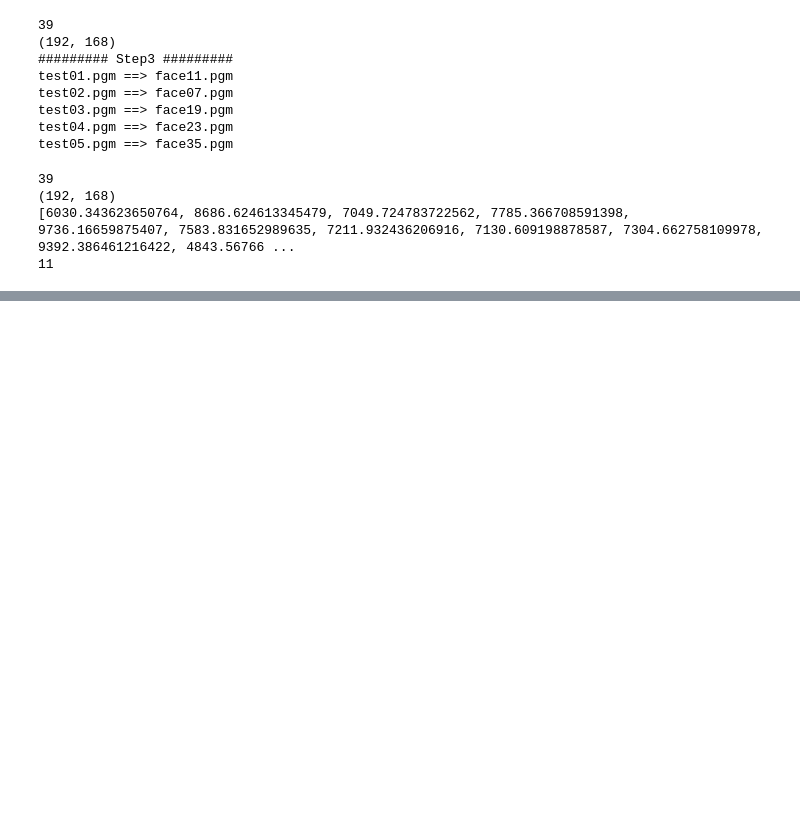
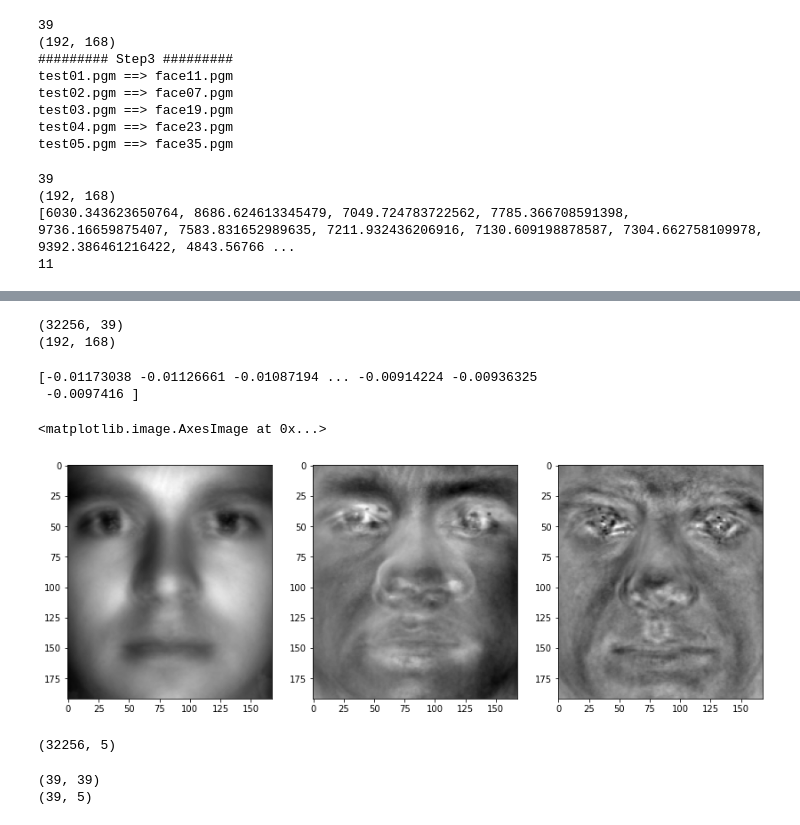
Before and after one commit to thxxx/computerVision, a Jupyter notebook: Project2/final-final.ipynb, the cells around one changed output, grey strips where cells are left out. Cells and saved outputs as stored; diff of their text form; code cells hidden in the pictures; blank space fills up the shorter version.

```diff
--- a/Project2/final-final.ipynb
+++ b/Project2/final-final.ipynb
@@ -699,0 +817,74 @@ f.close()
+# %%
+img_file_names = glob.glob(r'faces_training/*.pgm')
+# %%
+img_data = []
+
+scale = 0.2
+img_size = None
+
+for im_name in img_file_names:
+    im = Image.open(im_name).convert('L')
+
+    thumbnail_size = (im.size[0], im.size[1])
+    im.thumbnail(thumbnail_size)
+
+    im_3D_array = np.array(im)
+    img_size = im_3D_array.shape
+    im_1D_array = np.ravel(im_3D_array)
+
+    img_data.append(im_1D_array)
+
+img_data = np.array(img_data, dtype=np.uint8).T
+# %%
+print(img_data.shape)
+print(img_size)
+# %% [output]
+(32256, 39)
+(192, 168)
+# %%
+img_dmean = np.mean(img_data.T, axis=1)
+img_data_mean = img_data - img_dmean
+
+U, S, Vh = np.linalg.svd(img_data_mean, full_matrices=False)
+# %%
+print(U[:, 0])
+
+f, (ax1, ax2, ax3) = plt.subplots(1, 3, figsize=(14, 22))
+
+ax1.imshow((U[:, 0]).reshape(img_size), cmap='gray')
+ax2.imshow((U[:, 4]).reshape(img_size), cmap='gray')
+ax3.imshow((U[:, 25]).reshape(img_size), cmap='gray')
+# %% [output]
+[-0.01173038 -0.01126661 -0.01087194 ... -0.00914224 -0.00936325
+ -0.0097416 ]
+<matplotlib.image.AxesImage at 0x...>
+[figure, added]
+# %%
+
+test_images = []
+
+imagett = cv2.imread("faces_test/test01.pgm", cv2.IMREAD_GRAYSCALE)
+test_images.append(image)
+
+length, height = imagett.shape
+imagett = imagett.reshape((length * height * 1, 1))
+
+for i in range(2, 6):
+    x = cv2.imread(f"faces_test/test0{i}.pgm", cv2.IMREAD_GRAYSCALE)
+    test_images.append(x)
+    temp = x.reshape((length * height * 1, 1))
+    imagett = np.concatenate([imagett, temp], axis=1)
+
+print(imagett.shape)
+# %% [output]
+(32256, 5)
+# %%
+
+
+face_proj = U.T @ train_all_image
+test_proj = U.T @ imagett
+print(face_proj.shape)
+print(test_proj.shape)
+# %% [output]
+(39, 39)
+(39, 5)
```
Also changed, not shown: parts of 8 cells of this notebook, 46 other files.
